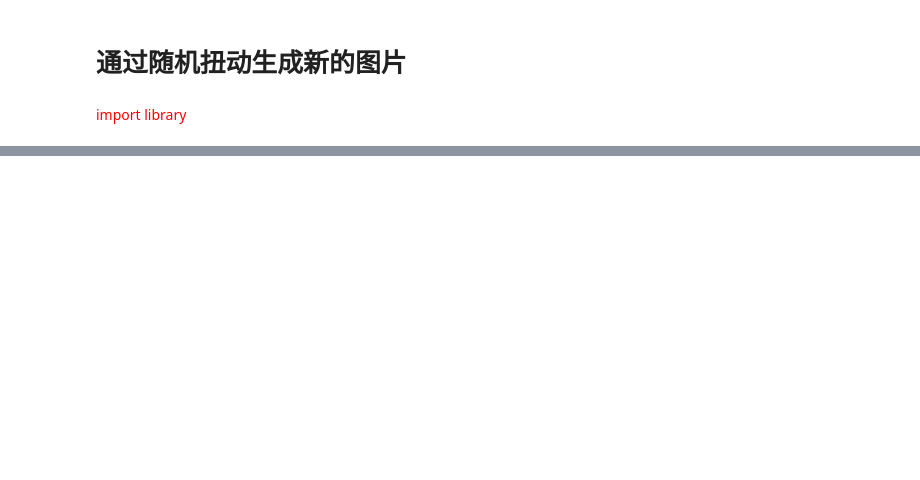
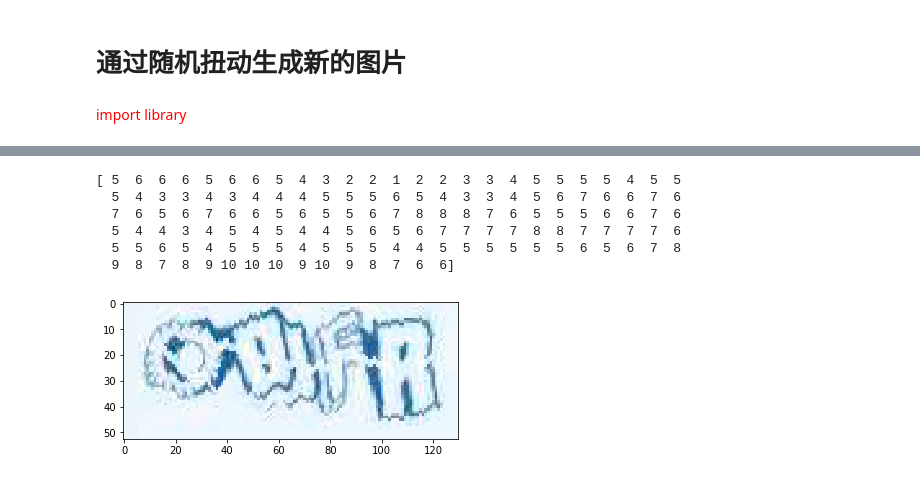
Before and after one commit to kerzhao/captcha_break, a Jupyter notebook: genImages/generatorImages--randomtranform.ipynb, the cells around one changed output, grey strips where cells are left out. Saved outputs shown, nothing was run; the diff lists cells and outputs as text; code cells hidden in the pictures; blank space fills up the shorter version.

```diff
--- a/genImages/generatorImages--randomtranform.ipynb
+++ b/genImages/generatorImages--randomtranform.ipynb
@@ -29,0 +67,25 @@ path = os.getcwd() + '/test3'
+# %%
+def getTransformImg(img, maxthresh):
+    m, n, _ = img.shape
+    retimg = np.zeros(img.shape, dtype='uint8')
+    newimg = getExtendedImg(img, maxthresh)
+    rows = randomMoveListGen(m+2*maxthresh, maxthresh) + maxthresh
+    cols = randomMoveListGen(n+2*maxthresh, maxthresh) + maxthresh
+    print cols
+    for i, j in enumerate(rows[maxthresh:maxthresh+m]):
+        retimg[i, :] = newimg[i, j:j+n]
+    for i, j in enumerate(cols[maxthresh:maxthresh+n]):
+        retimg[:, i] = newimg[j:j+m, i]
+    return retimg
+# %%
+retimg = getTransformImg(img, 5)
+plt.imshow(retimg)
+plt.show()
+# %% [output]
+[ 5  6  6  6  5  6  6  5  4  3  2  2  1  2  2  3  3  4  5  5  5  5  4  5  5
+  5  4  3  3  4  3  4  4  4  5  5  5  6  5  4  3  3  4  5  6  7  6  6  7  6
+  7  6  5  6  7  6  6  5  6  5  5  6  7  8  8  8  7  6  5  5  5  6  6  7  6
+  5  4  4  3  4  5  4  5  4  4  5  6  5  6  7  7  7  7  8  8  7  7  7  7  6
+  5  5  6  5  4  5  5  5  4  5  5  5  4  4  5  5  5  5  5  5  6  5  6  7  8
+  9  8  7  8  9 10 10 10  9 10  9  8  7  6  6]
+[figure, added]
```
Also changed, not shown: parts of 5 cells of this notebook, 1 other file.
